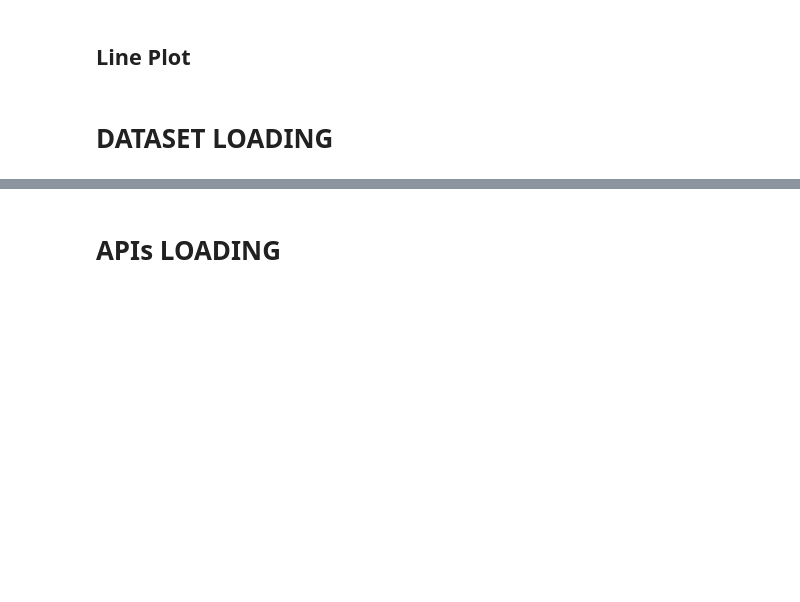
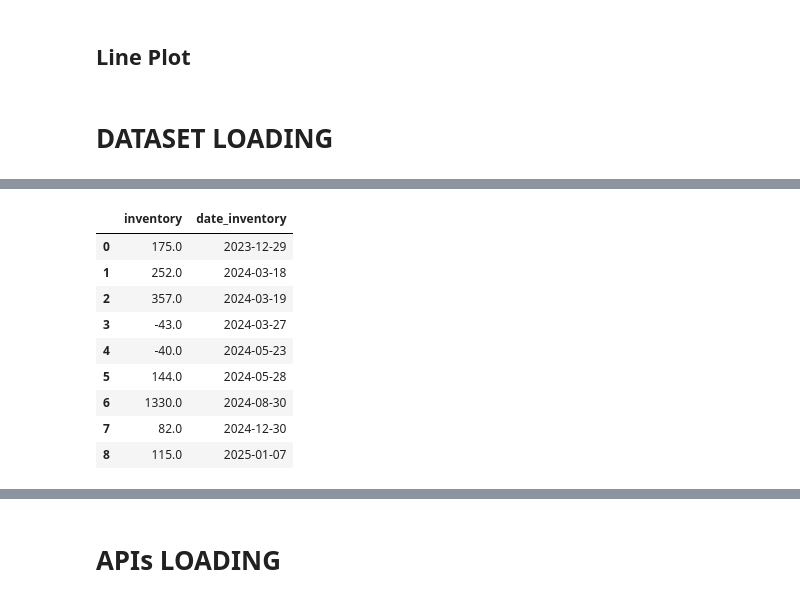
Before and after one commit to fabiogaldinho/Dynamic-Pricing, a Jupyter notebook: notebooks/01_Data_Cleaning.ipynb, the cells around one changed output, grey strips where cells are left out. Saved outputs shown, nothing was run; the diff lists cells and outputs as text; code cells hidden in the pictures; blank space fills up the shorter version.

```diff
--- a/notebooks/01_Data_Cleaning.ipynb
+++ b/notebooks/01_Data_Cleaning.ipynb
@@ -157,0 +165,14 @@ df2
+# %%
+i = pd.read_csv("../data/raw/Dataset_inventory.csv")
+i
+# %% [output]
+|  | inventory | date_inventory |
+| 0 | 175.0 | 2023-12-29 |
+| 1 | 252.0 | 2024-03-18 |
+| 2 | 357.0 | 2024-03-19 |
+| 3 | -43.0 | 2024-03-27 |
+| 4 | -40.0 | 2024-05-23 |
+| 5 | 144.0 | 2024-05-28 |
+| 6 | 1330.0 | 2024-08-30 |
+| 7 | 82.0 | 2024-12-30 |
+| 8 | 115.0 | 2025-01-07 |
```
Also changed, not shown: parts of 6 cells of this notebook, 3 other files.
